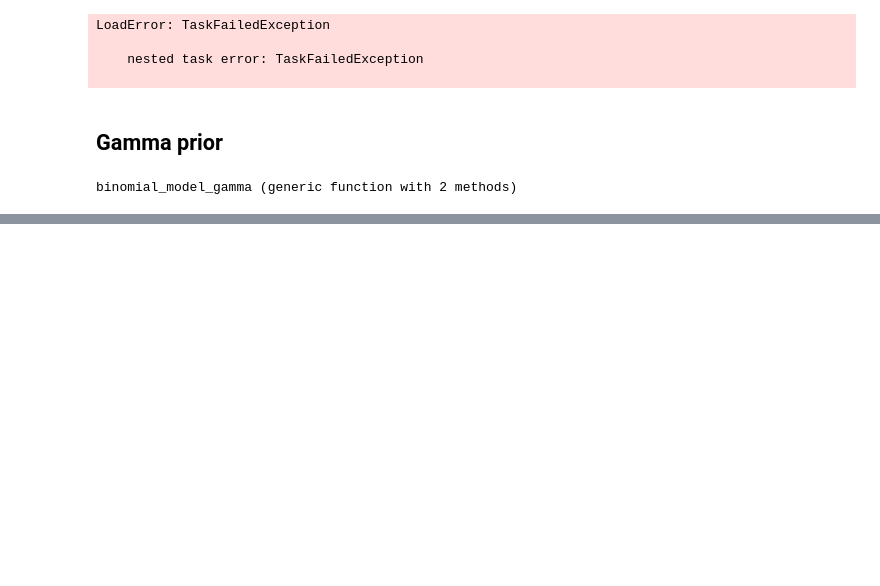
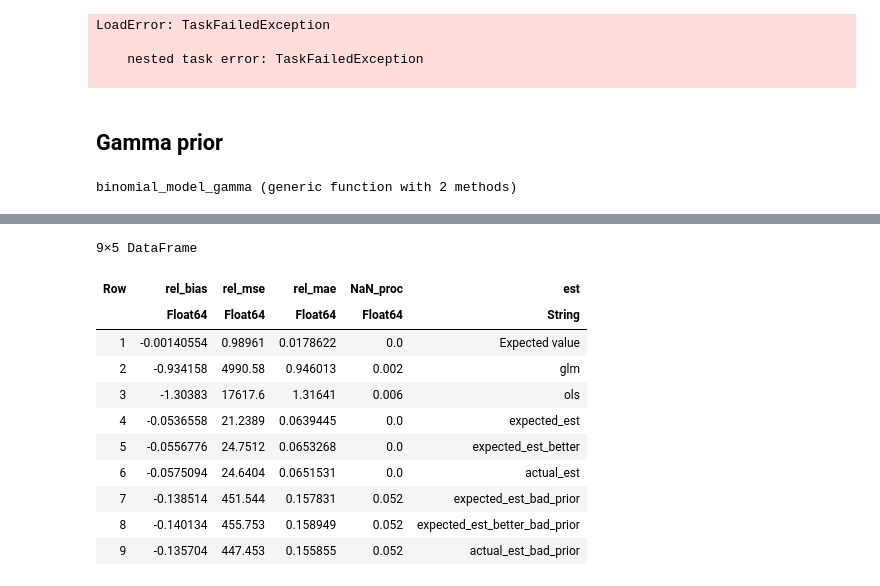
Before and after one commit to ncn-foreigners/Estimation-of-the-number-of-irregular-foreigners, a Jupyter notebook: original_model_sim.ipynb, the cells around one changed output, grey strips where cells are left out. Drawn from its saved outputs; the diff is of its cells as text; code cells hidden in the pictures; blank space fills up the shorter version.

```diff
--- a/original_model_sim.ipynb
+++ b/original_model_sim.ipynb
@@ -775,0 +932,22 @@ describe(df_res)
+# %%
+DataFrame(
+    rel_bias = [mean(((df_res[:, 1] .- df_res[:, k]) ./ df_res[:, 1])[.!isnan.(df_res[:, k])])        for k in 2:10],
+    rel_mse  = [mean((((df_res[:, 1] .- df_res[:, k]) .^ 2) ./ df_res[:, 1])[.!isnan.(df_res[:, k])]) for k in 2:10],
+    rel_mae  = [mean((abs.(df_res[:, 1] .- df_res[:, k]) ./ df_res[:, 1])[.!isnan.(df_res[:, k])])    for k in 2:10],
+    NaN_proc = [mean(isnan.(df_res[:, k]))                                                            for k in 2:10],
+    est      = ["Expected value", "glm", "ols", "expected_est", "expected_est_better", "actual_est",
+                "expected_est_bad_prior", "expected_est_better_bad_prior", "actual_est_bad_prior"]
+)
+# %% [output]
+9×5 DataFrame
+| Row | rel_bias | rel_mse | rel_mae | NaN_proc | est |
+|  | Float64 | Float64 | Float64 | Float64 | String |
+| 1 | -0.00140554 | 0.98961 | 0.0178622 | 0.0 | Expected value |
+| 2 | -0.934158 | 4990.58 | 0.946013 | 0.002 | glm |
+| 3 | -1.30383 | 17617.6 | 1.31641 | 0.006 | ols |
+| 4 | -0.0536558 | 21.2389 | 0.0639445 | 0.0 | expected_est |
+| 5 | -0.0556776 | 24.7512 | 0.0653268 | 0.0 | expected_est_better |
+| 6 | -0.0575094 | 24.6404 | 0.0651531 | 0.0 | actual_est |
+| 7 | -0.138514 | 451.544 | 0.157831 | 0.052 | expected_est_bad_prior |
+| 8 | -0.140134 | 455.753 | 0.158949 | 0.052 | expected_est_better_bad_prior |
+| 9 | -0.135704 | 447.453 | 0.155855 | 0.052 | actual_est_bad_prior |
```
Also changed, not shown: parts of 17 cells of this notebook, 1 other file.
